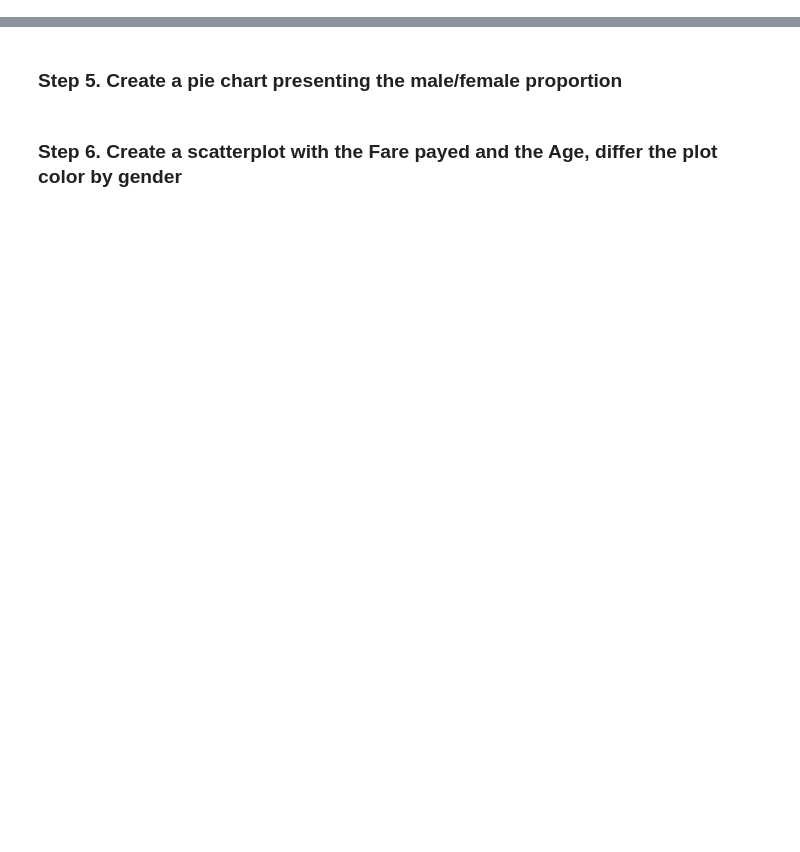
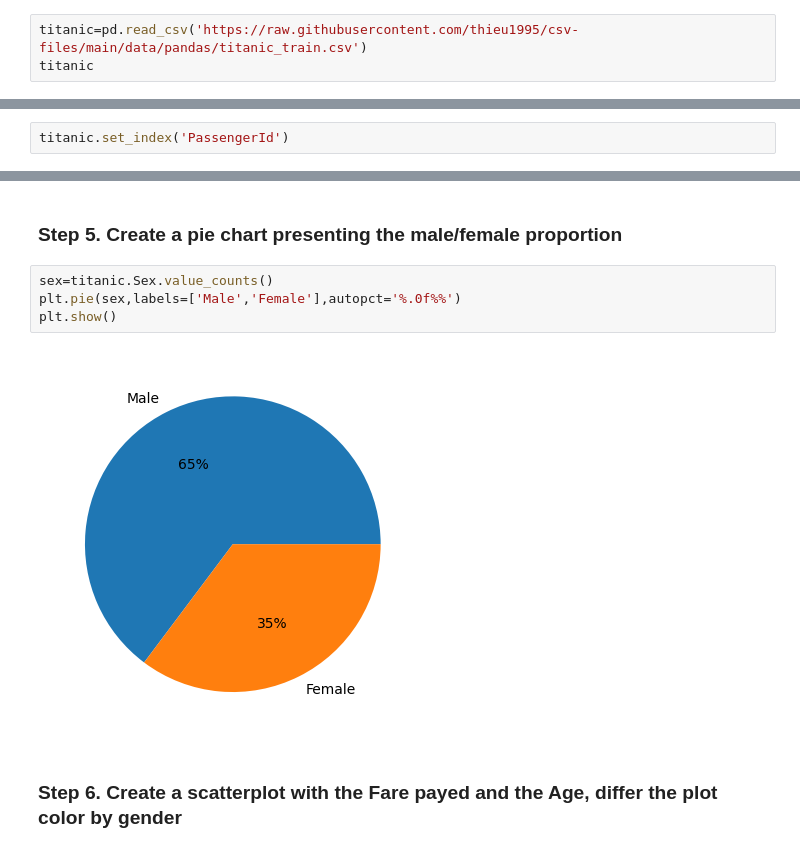
Before and after one commit to thieu1995/pandas, a Jupyter notebook: 07_Visualization/Titanic_Desaster/Exercises.ipynb, the cells around one changed output, grey strips where cells are left out. Saved outputs shown, nothing was run; the diff lists cells and outputs as text; blank space fills up the shorter version.

```diff
--- a/07_Visualization/Titanic_Desaster/Exercises.ipynb
+++ b/07_Visualization/Titanic_Desaster/Exercises.ipynb
@@ -12,3 +16,6 @@ To know more about the variables check [here](https://www.kaggle.com/c/titanic/d
 ### Step 2. Import the dataset from this [address](https://raw.githubusercontent.com/thieu1995/csv-files/main/data/pandas/titanic_train.csv)
 # %% [markdown]
 ### Step 3. Assign it to a variable titanic
+# %%
+titanic=pd.read_csv('https://raw.githubusercontent.com/thieu1995/csv-files/main/data/pandas/titanic_train.csv')
+titanic
@@ -15,2 +36,4 @@ To know more about the variables check [here](https://www.kaggle.com/c/titanic/d
 # %% [markdown]
 ### Step 4. Set PassengerId as the index
+# %%
+titanic.set_index('PassengerId')
@@ -17,4 +55,10 @@ To know more about the variables check [here](https://www.kaggle.com/c/titanic/d
 # %% [markdown]
 ### Step 5. Create a pie chart presenting the male/female proportion
+# %%
+sex=titanic.Sex.value_counts()
+plt.pie(sex,labels=['Male','Female'],autopct='%.0f%%')
+plt.show()
+# %% [output]
+[figure, added]
 # %% [markdown]
 ### Step 6. Create a scatterplot with the Fare payed and the Age, differ the plot color by gender
```
Also changed, not shown: parts of 6 cells of this notebook.
